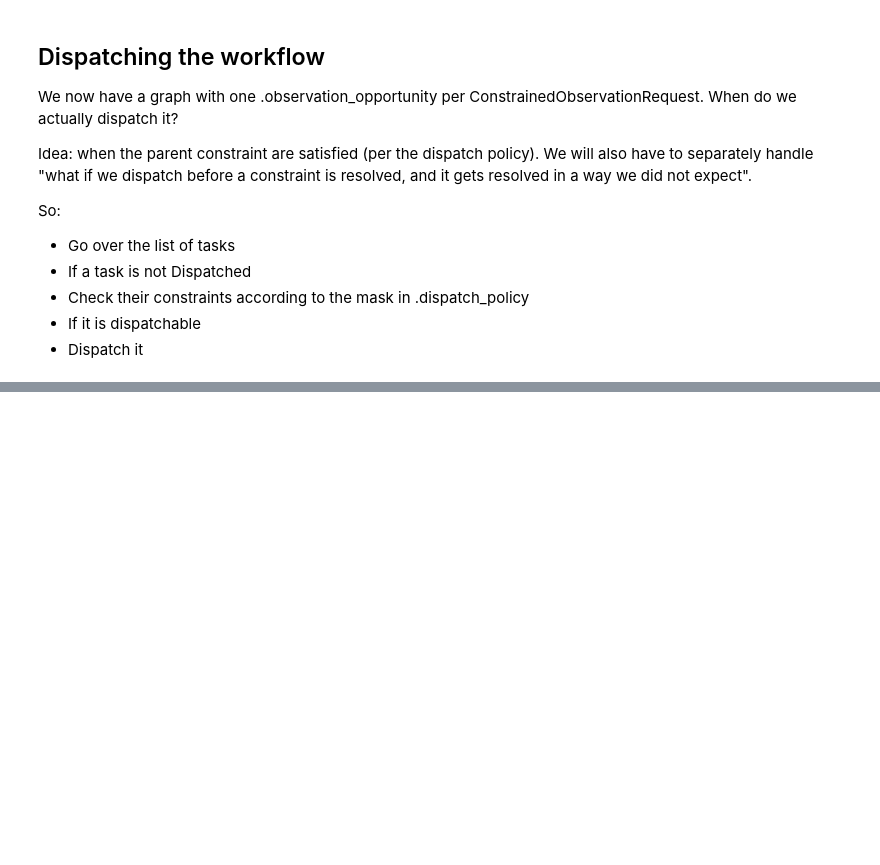
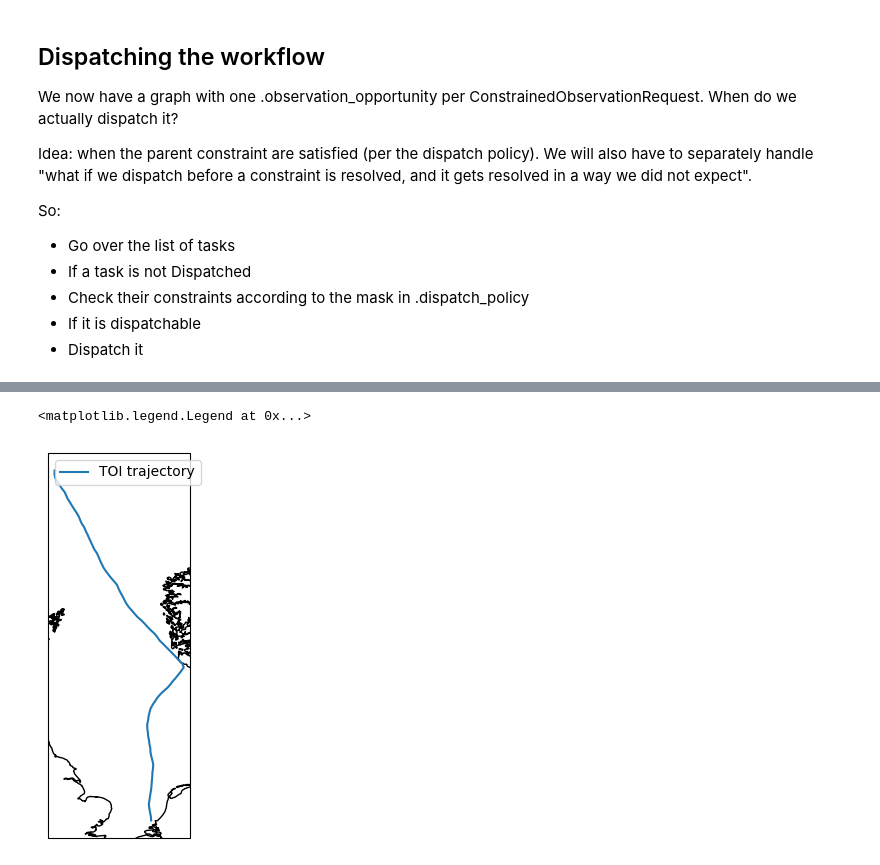
Before and after one commit to seakers/federated-scheduling, a Jupyter notebook: FAME-msa-graph_workflow.ipynb, the cells around one changed output, grey strips where cells are left out. Cells and saved outputs as stored; diff of their text form; code cells hidden in the pictures; blank space fills up the shorter version.

```diff
--- a/FAME-msa-graph_workflow.ipynb
+++ b/FAME-msa-graph_workflow.ipynb
@@ -1299,0 +837,13 @@ dispatchable_tasks
+# %%
+figglobal = plt.figure(figsize=(10,5))
+axglobal = figglobal.add_subplot(1,1,1, projection=ccrs.Robinson())
+# axglobal.set_global()
+axglobal.coastlines()
+
+axglobal.plot([pos.lon_deg for pos in phenomena],[pos.lat_deg for pos in phenomena],transform=ccrs.Geodetic(), label="TOI trajectory")
+
+
+axglobal.legend()
+# %% [output]
+<matplotlib.legend.Legend at 0x...>
+[figure, added]
```
Also changed, not shown: parts of 53 cells of this notebook, 3 other files.
